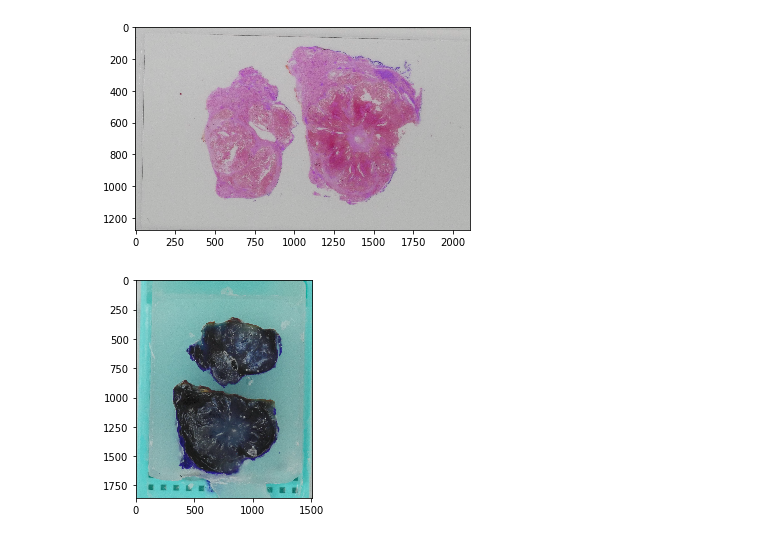
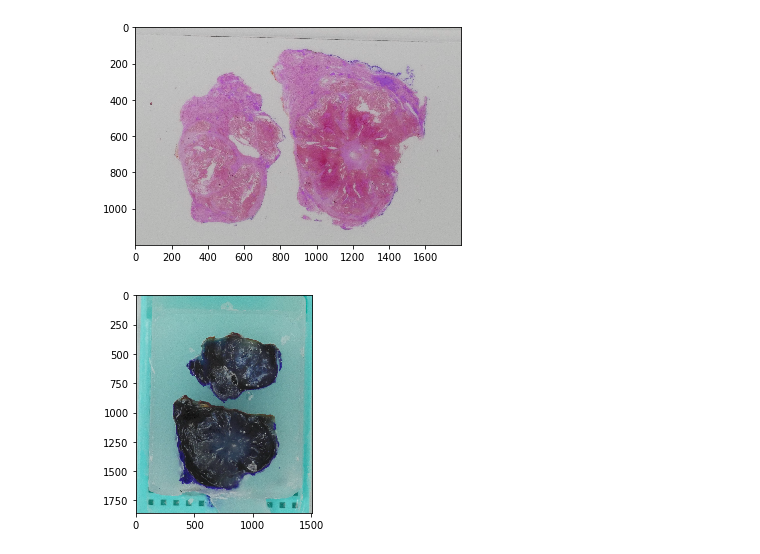
Before and after one commit to jakkarintiew/SDP, a Jupyter notebook: cv_test.ipynb, the cells around one changed output. Saved outputs shown, nothing was run; the diff lists cells and outputs as text; code cells hidden in the pictures.

Commit message:
Standardized cropped image resolution

```diff
--- a/cv_test.ipynb
+++ b/cv_test.ipynb
@@ -6,12 +6,22 @@ from matplotlib import pyplot as plt
 # %%
 img_sld = cv2.imread('img/P1020018.JPG')
 img_blk = cv2.imread('img/P1020060.JPG')
-# %%
-height = img_sld.shape[0]
-width = img_sld.shape[1]
-crop_img_sld = img_sld[980:(height-1200), 1500:(width-1000)]
-plt.imshow(crop_img_sld)
-plt.show()
-# %% [output]
-[figure, removed]
+# %%
+# Original image res = 3456 x 4608
+# Final res 1200 x 1800
+# Crop coordinate 980:2180, 1500:3100
+
+height = img_sld.shape[0]
+width = img_sld.shape[1]
+
+cropped_height = 1200
+cropped_width = 1800
+y = 980
+x = 1700
+
+crop_img_sld = img_sld[y:y+cropped_height, x:x+cropped_width]
+plt.imshow(crop_img_sld)
+plt.show()
+# %% [output]
+[figure, added]
 # %%
```
Also changed, not shown: parts of 2 cells of this notebook.
